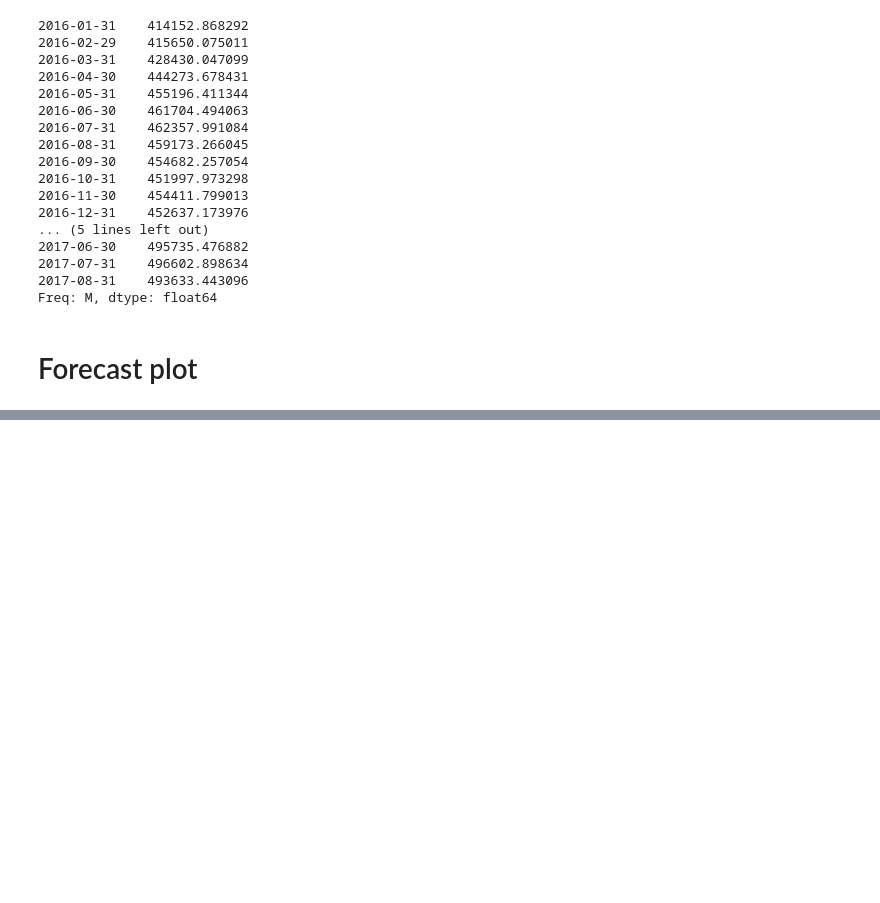
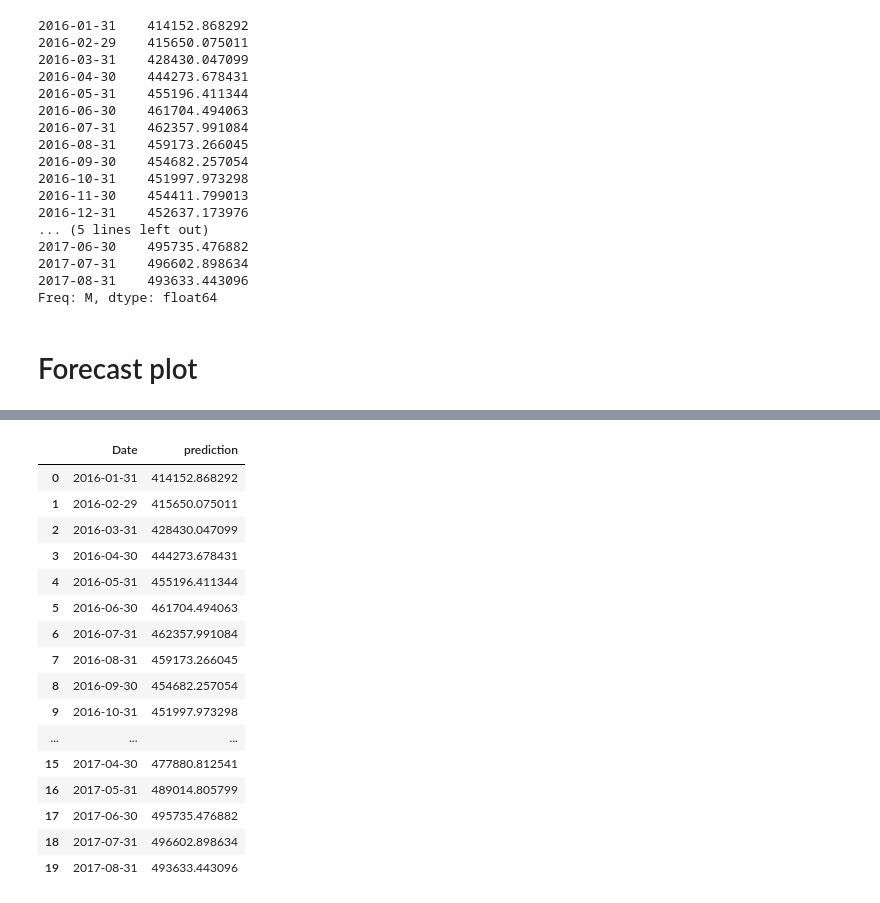
Before and after one commit to ShreejayaB/time-series-project, a Jupyter notebook: TS_Project_Notebook.ipynb, the cells around one changed output, grey strips where cells are left out. Saved outputs shown, nothing was run; the diff lists cells and outputs as text; code cells hidden in the pictures; blank space fills up the shorter version.

```diff
--- a/TS_Project_Notebook.ipynb
+++ b/TS_Project_Notebook.ipynb
@@ -1160,0 +1177,24 @@ plt.show()
+# %%
+dataset = pd.DataFrame({'Date': predictions.index, 'prediction': predictions.values}, columns=['Date', 'prediction'])
+dataset = dataset.reset_index()
+dataset = dataset.drop(columns=['index'])
+dataset.to_csv('prediction.csv', encoding='utf-8', index=False)
+dataset
+# %% [output]
+|  | Date | prediction |
+| 0 | 2016-01-31 | 414152.868292 |
+| 1 | 2016-02-29 | 415650.075011 |
+| 2 | 2016-03-31 | 428430.047099 |
+| 3 | 2016-04-30 | 444273.678431 |
+| 4 | 2016-05-31 | 455196.411344 |
+| 5 | 2016-06-30 | 461704.494063 |
+| 6 | 2016-07-31 | 462357.991084 |
+| 7 | 2016-08-31 | 459173.266045 |
+| 8 | 2016-09-30 | 454682.257054 |
+| 9 | 2016-10-31 | 451997.973298 |
+| ... | ... | ... |
+| 15 | 2017-04-30 | 477880.812541 |
+| 16 | 2017-05-31 | 489014.805799 |
+| 17 | 2017-06-30 | 495735.476882 |
+| 18 | 2017-07-31 | 496602.898634 |
+| 19 | 2017-08-31 | 493633.443096 |
```
Also changed, not shown: parts of 18 cells of this notebook.
